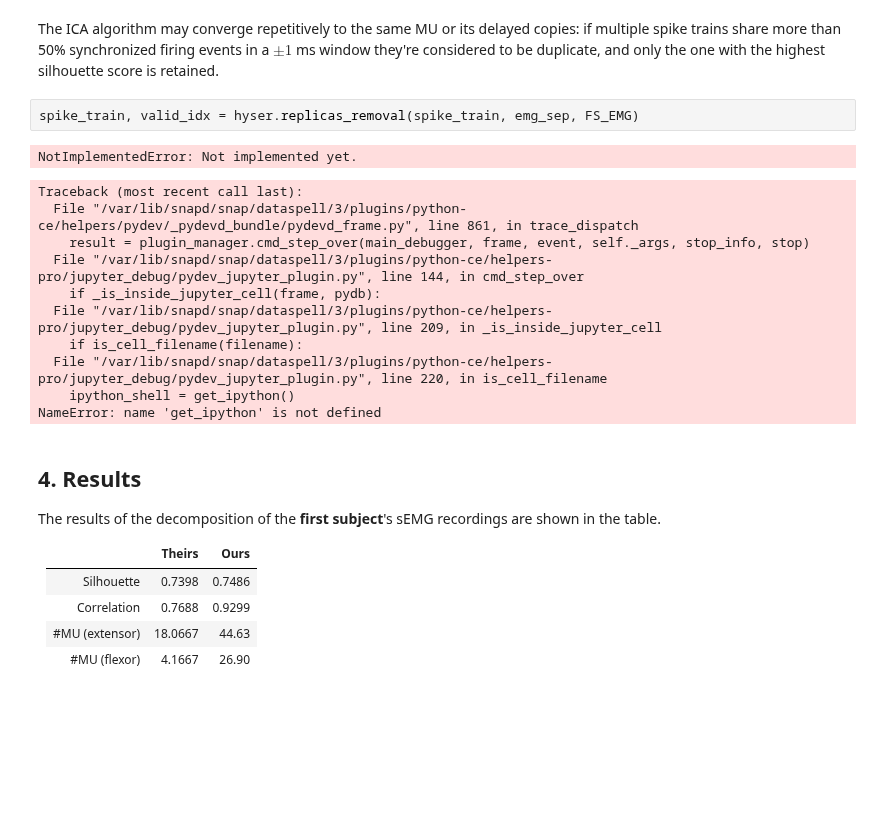
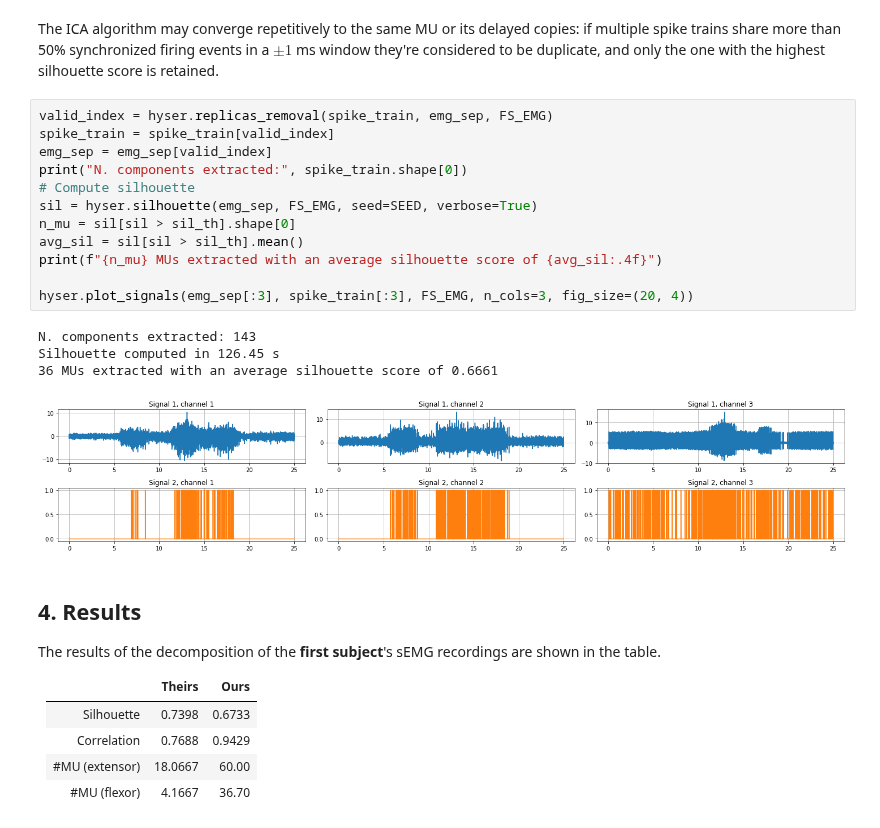
Before and after one commit to nihil21/semg-bss, a Jupyter notebook: Decomposition of sEMG signals.ipynb, the cells around one changed output. Cells and saved outputs as stored; diff of their text form; blank space fills up the shorter version.

```diff
--- a/Decomposition of sEMG signals.ipynb
+++ b/Decomposition of sEMG signals.ipynb
@@ -144,26 +124,29 @@ Valid spike trains after SIL-based filtering: 299
 # %% [markdown]
 The ICA algorithm may converge repetitively to the same MU or its delayed copies: if multiple spike trains share more than 50% synchronized firing events in a $\pm1$ ms window they're considered to be duplicate, and only the one with the highest silhouette score is retained.
-# %%
-spike_train, valid_idx = hyser.replicas_removal(spike_train, emg_sep, FS_EMG)
-# %% [output]
-NotImplementedError: Not implemented yet.
-Traceback (most recent call last):
-  File "/var/lib/snapd/snap/dataspell/3/plugins/python-ce/helpers/pydev/_pydevd_bundle/pydevd_frame.py", line 861, in trace_dispatch
-    result = plugin_manager.cmd_step_over(main_debugger, frame, event, self._args, stop_info, stop)
-  File "/var/lib/snapd/snap/dataspell/3/plugins/python-ce/helpers-pro/jupyter_debug/pydev_jupyter_plugin.py", line 144, in cmd_step_over
-    if _is_inside_jupyter_cell(frame, pydb):
-  File "/var/lib/snapd/snap/dataspell/3/plugins/python-ce/helpers-pro/jupyter_debug/pydev_jupyter_plugin.py", line 209, in _is_inside_jupyter_cell
-    if is_cell_filename(filename):
-  File "/var/lib/snapd/snap/dataspell/3/plugins/python-ce/helpers-pro/jupyter_debug/pydev_jupyter_plugin.py", line 220, in is_cell_filename
-    ipython_shell = get_ipython()
-NameError: name 'get_ipython' is not defined
+# %%
+valid_index = hyser.replicas_removal(spike_train, emg_sep, FS_EMG)
+spike_train = spike_train[valid_index]
+emg_sep = emg_sep[valid_index]
+print("N. components extracted:", spike_train.shape[0])
+# Compute silhouette
+sil = hyser.silhouette(emg_sep, FS_EMG, seed=SEED, verbose=True)
+n_mu = sil[sil > sil_th].shape[0]
+avg_sil = sil[sil > sil_th].mean()
+print(f"{n_mu} MUs extracted with an average silhouette score of {avg_sil:.4f}")
+
+hyser.plot_signals(emg_sep[:3], spike_train[:3], FS_EMG, n_cols=3, fig_size=(20, 4))
+# %% [output]
+N. components extracted: 143
+Silhouette computed in 126.45 s
+36 MUs extracted with an average silhouette score of 0.6661
+[figure, added]
 # %% [markdown]
 ## 4. Results
 The results of the decomposition of the **first subject**'s sEMG recordings are shown in the table.
 
 |                |  Theirs |   Ours |
 |----------------|--------:|-------:|
-| Silhouette     |  0.7398 | 0.7486 |
-| Correlation    |  0.7688 | 0.9299 |
-| #MU (extensor) | 18.0667 |  44.63 |
-| #MU (flexor)   |  4.1667 |  26.90 |
+| Silhouette     |  0.7398 | 0.6733 |
+| Correlation    |  0.7688 | 0.9429 |
+| #MU (extensor) | 18.0667 |  60.00 |
+| #MU (flexor)   |  4.1667 |  36.70 |
```
Also changed, not shown: parts of 16 cells of this notebook, 13 other files.
